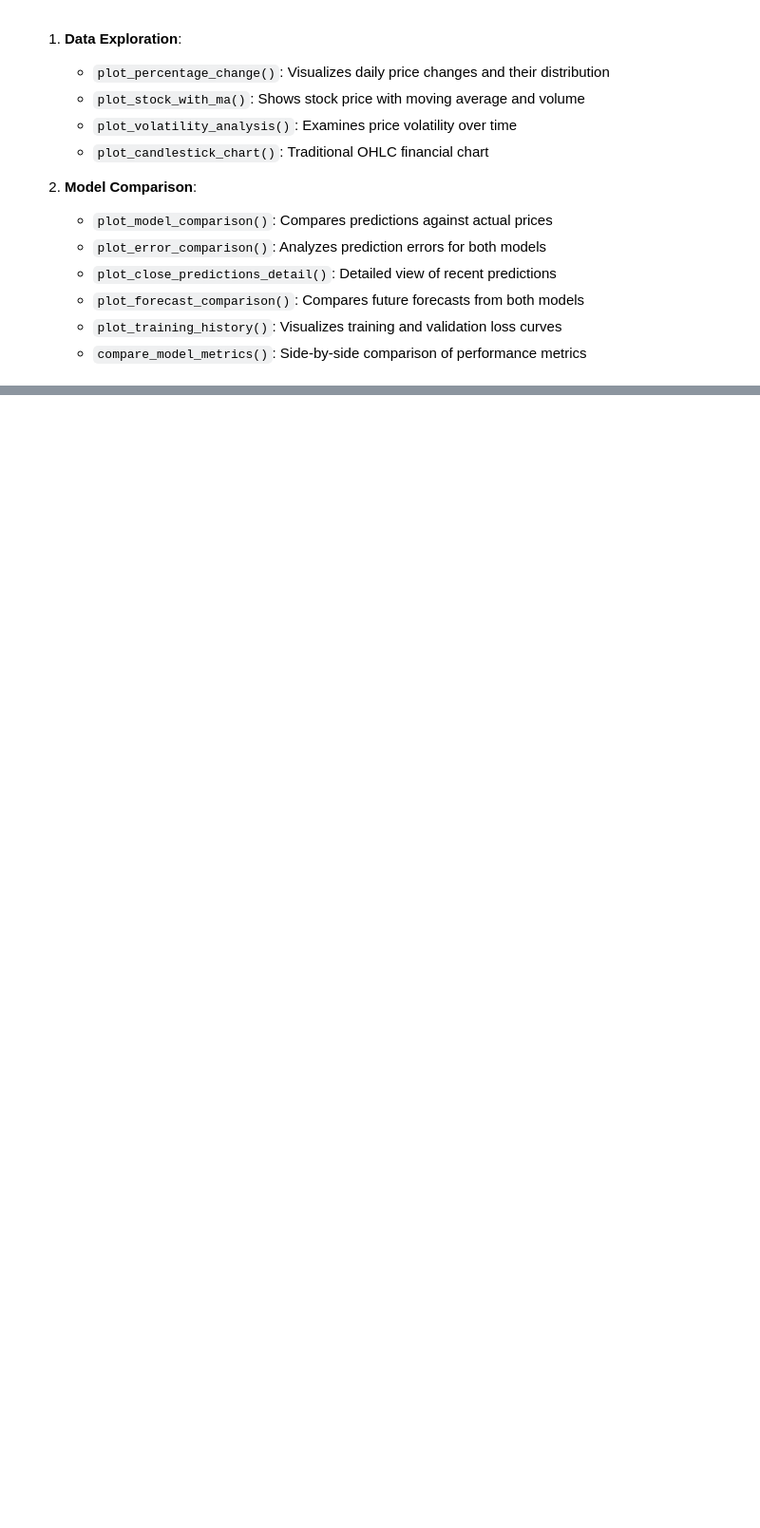
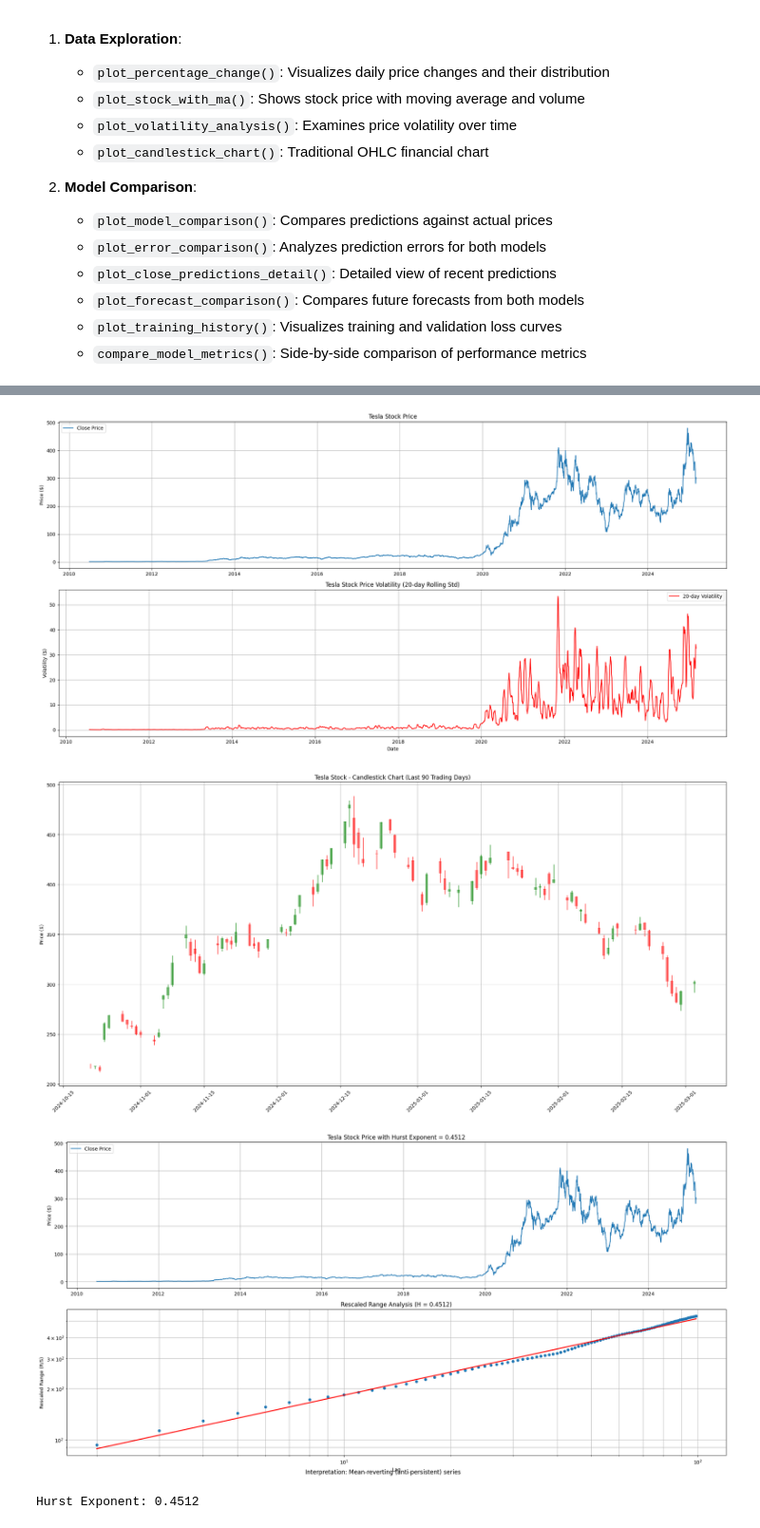
Before and after one commit to Akshit-77/tesla_stock_LSTM, a Jupyter notebook: main.ipynb, the cells around one changed output, grey strips where cells are left out. Shown at 95% size. Saved outputs shown, nothing was run; the diff lists cells and outputs as text; code cells hidden in the pictures; blank space fills up the shorter version.

```diff
--- a/main.ipynb
+++ b/main.ipynb
@@ -676,0 +829,12 @@ The results help determine which architecture is better suited for Tesla stock p
+# %%
+plot_volatility_analysis(df)
+plot_candlestick_chart(df, days=90)
+hurst_exponent, lags, rs_values = calculate_hurst_exponent(df['close'])
+if hurst_exponent is not None:
+    plot_hurst_exponent(df, hurst_exponent, lags, rs_values)
+    print(f"\nHurst Exponent: {hurst_exponent:.4f}")
+# %% [output]
+[figure, added]
+[figure, added]
+[figure, added]
+Hurst Exponent: 0.4512
```
Also changed, not shown: parts of 29 cells of this notebook.
